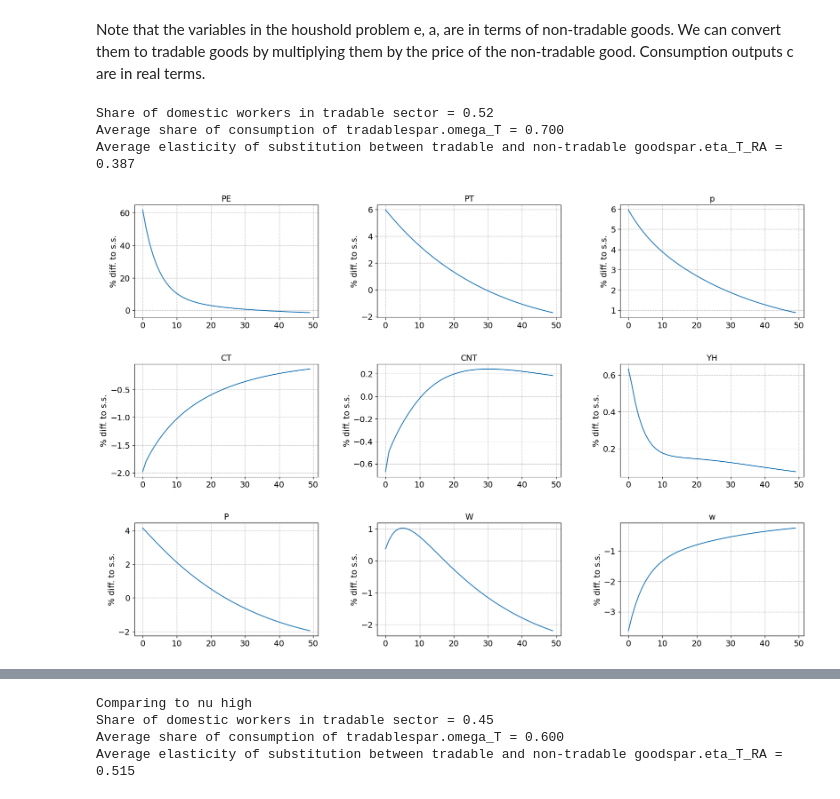
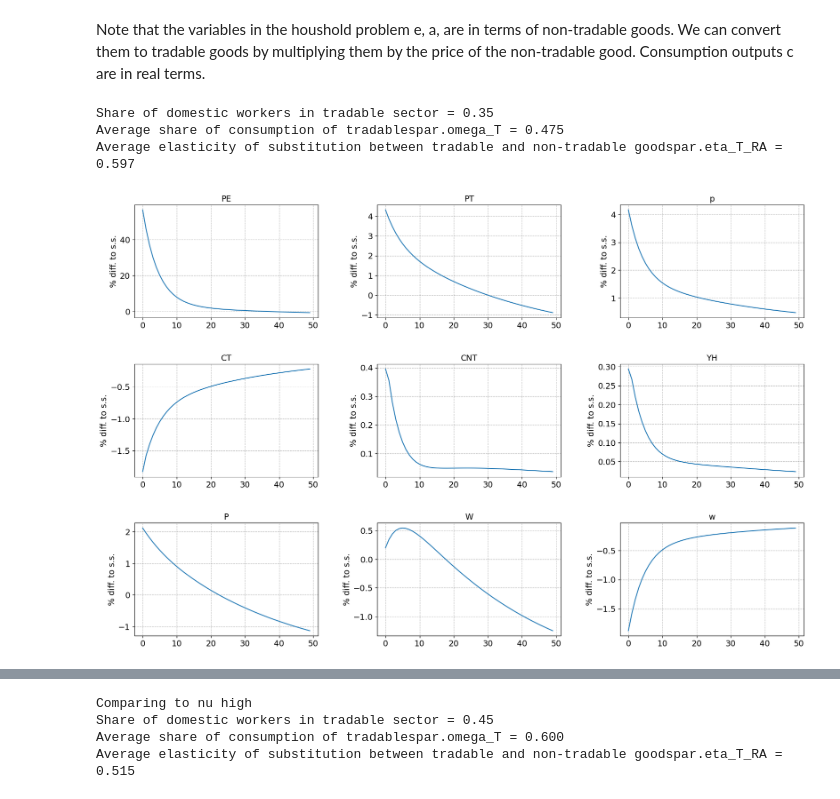
Before and after one commit to funlime/I_HANK_PIGL, a Jupyter notebook: Notebook.ipynb, the cells around one changed output, grey strips where cells are left out. Drawn from its saved outputs; the diff is of its cells as text; code cells hidden in the pictures.

```diff
--- a/Notebook.ipynb
+++ b/Notebook.ipynb
@@ -33,33 +33,33 @@ paths = ['PE_s', 'PE', 'YH',  'W', 'P', 'w', 'tau',  'N', 'INC', 'inc',  'CT', '
 target_var = ['PE_s', 'PE', 'p', 'inc_NT', 'inc_TH', 'ra', 'i', 'Q']
 paths_ = ['PE', 'PT', 'p', 'CT', 'CNT', 'YH', 'P', 'W', 'w']
 # %%
-model = IHANKModelClass(name='baseline')
+model_baseline = IHANKModelClass(name='baseline')
 
 # model.par.eta_s = 0.5
 
 # model.par.etaE = 0.1
 # model.par.mon_policy = 'taylor'
 
 # model.par.nu = 0.5
 
 
 # model.par.etaF = 0.5
-model.par.eta_s = 0.7
+model_baseline.par.eta_s = 0.7
 # model.par.gamma = 0.35
 # model.par.phi = 1.7
-model.par.nu = 0.7
-model.find_ss(do_print=False)
-model.compute_jacs()
+# model.par.nu = 0.7
+model_baseline.find_ss(do_print=False)
+model_baseline.compute_jacs()
 
 
-shock_PE_i, shock_PE_s, shock_forigne_interest, shock_PF_s, shock_PF_s_taylor, shock_PE_PF, shock_PE_PF_taylor, shock_i = calculations.difine_shocks(model, scale=0.5, rho = 0.8)
+shock_PE_i, shock_PE_s, shock_forigne_interest, shock_PF_s, shock_PF_s_taylor, shock_PE_PF, shock_PE_PF_taylor, shock_i = calculations.difine_shocks(model_baseline, scale=0.5, rho = 0.8)
 
-model.find_transition_path(shocks=shock_PE_s, do_end_check=False)
-model.show_IRFs(paths_, T_max=50, ncols=3, lvl_value=lvl_path, do_shocks=False, do_targets=False)
+model_baseline.find_transition_path(shocks=shock_PE_s, do_end_check=False)
+model_baseline.show_IRFs(paths_, T_max=50, ncols=3, lvl_value=lvl_path, do_shocks=False, do_targets=False)
 # model.show_IRFs(paths_, T_max=50, ncols=3, lvl_value=lvl_path, do_shocks=False, do_targets=False)
 # %% [output]
-Share of domestic workers in tradable sector = 0.52
-Average share of consumption of tradablespar.omega_T = 0.700
-Average elasticity of substitution between tradable and non-tradable goodspar.eta_T_RA = 0.387
+Share of domestic workers in tradable sector = 0.35
+Average share of consumption of tradablespar.omega_T = 0.475
+Average elasticity of substitution between tradable and non-tradable goodspar.eta_T_RA = 0.597
-[figure, old version]
+[figure, new version]
 # %%
```
Also changed, not shown: parts of 2 cells of this notebook.
